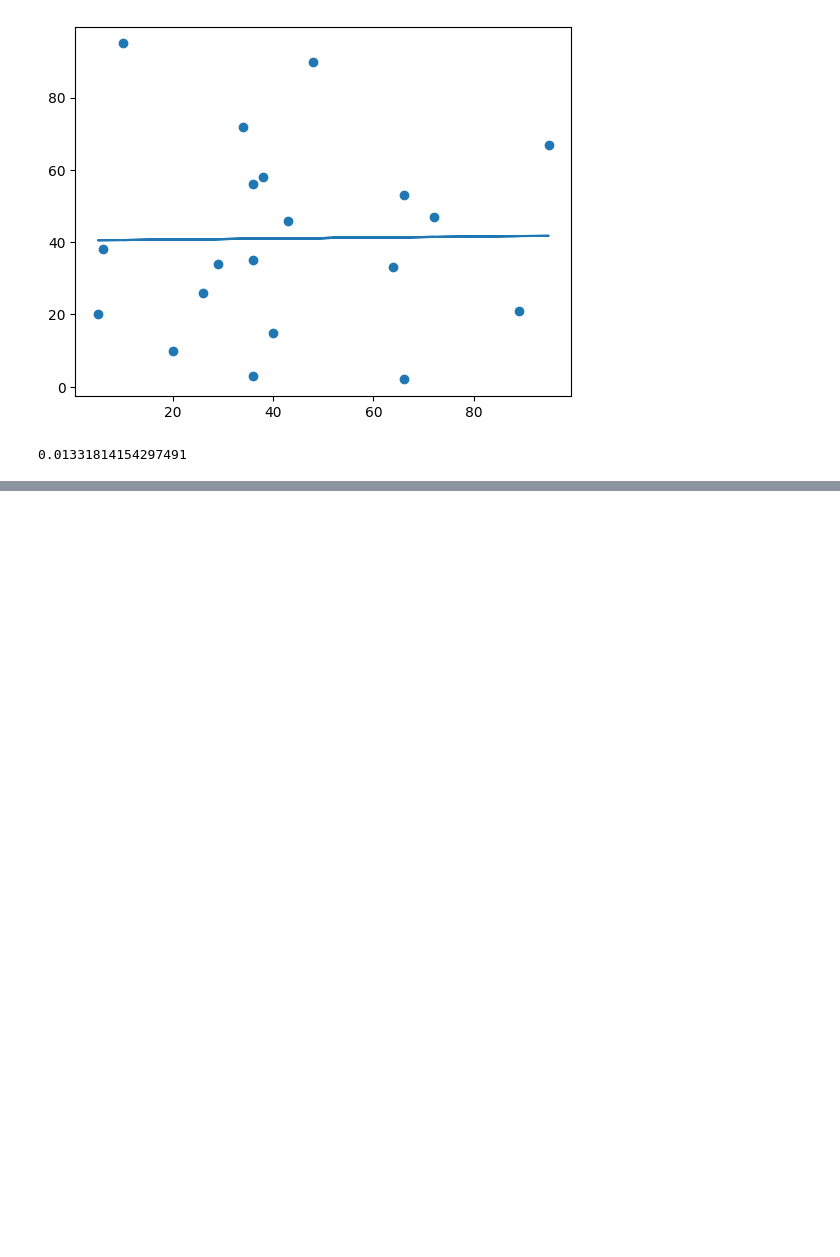
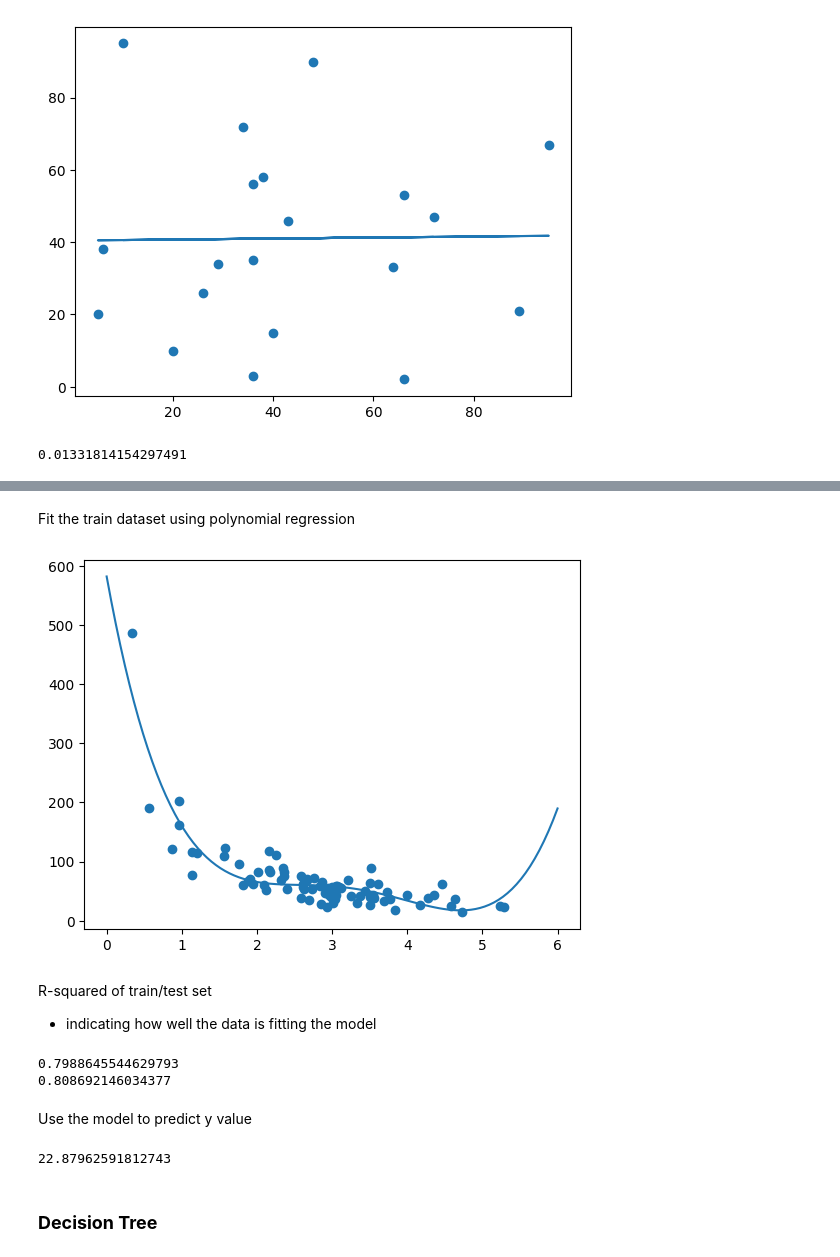
Before and after one commit to nguyuling/W3S, a Jupyter notebook: python/machine_learning.ipynb, the cells around one changed output, grey strips where cells are left out. Cells and saved outputs as stored; diff of their text form; code cells hidden in the pictures; blank space fills up the shorter version.

```diff
--- a/python/machine_learning.ipynb
+++ b/python/machine_learning.ipynb
@@ -198,0 +363,42 @@ print(r)
+# %%
+train_x = x[:80]
+train_y = y[:80]
+
+test_x = x[80:]
+test_y = y[80:]
+# %% [markdown]
+Fit the train dataset using polynomial regression
+# %%
+import numpy as np
+import matplotlib.pyplot as plt
+
+mymodel = np.poly1d(np.polyfit(train_x, train_y, 4)) # poly regr of degree 4
+myline = np.linspace(0, 6, 100) # x-axis 0 to 6
+
+plt.scatter(train_x, train_y)
+plt.plot(myline, mymodel(myline))
+plt.show()
+# %% [output]
+[figure, added]
+# %% [markdown]
+R-squared of train/test set
+- indicating how well the data is fitting the model
+# %%
+from sklearn.metrics import r2_score
+
+train = r2_score(train_y, mymodel(train_x))
+test = r2_score(test_y, mymodel(test_x))
+
+print(train)
+print(test)
+# %% [output]
+0.7988645544629793
+0.808692146034377
+# %% [markdown]
+Use the model to predict y value
+# %%
+print(mymodel(5))
+# %% [output]
+22.87962591812743
+# %% [markdown]
+### **Decision Tree**
```
Also changed, not shown: parts of 23 cells of this notebook.
